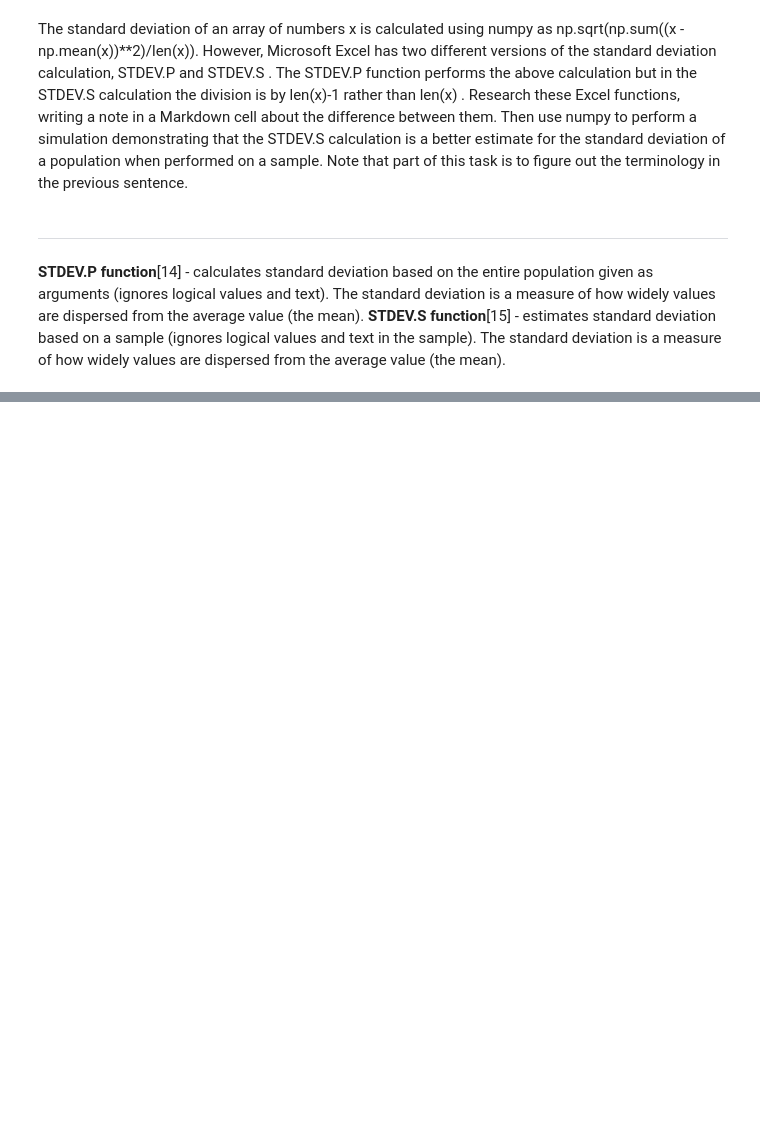
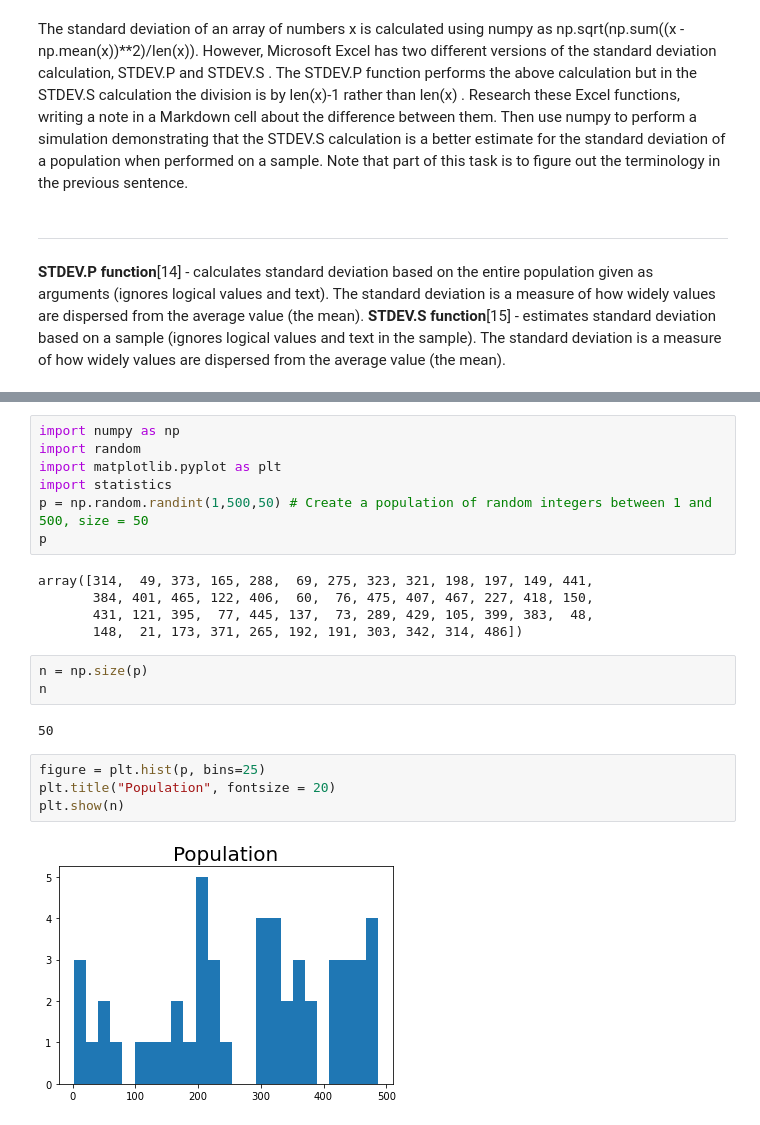
Before and after one commit to karolinaszafranbelzowska/Machine-Learning-and-Statistic---Tasks-assesments, a Jupyter notebook: tasks.ipynb, the cells around one changed output, grey strips where cells are left out. Cells and saved outputs as stored; diff of their text form; blank space fills up the shorter version.

```diff
--- a/tasks.ipynb
+++ b/tasks.ipynb
@@ -234,0 +245,23 @@ The standard deviation is a measure of how widely values are dispersed from the
+# %%
+import numpy as np
+import random
+import matplotlib.pyplot as plt
+import statistics
+p = np.random.randint(1,500,50) # Create a population of random integers between 1 and 500, size = 50
+p
+# %% [output]
+array([314,  49, 373, 165, 288,  69, 275, 323, 321, 198, 197, 149, 441,
+       384, 401, 465, 122, 406,  60,  76, 475, 407, 467, 227, 418, 150,
+       431, 121, 395,  77, 445, 137,  73, 289, 429, 105, 399, 383,  48,
+       148,  21, 173, 371, 265, 192, 191, 303, 342, 314, 486])
+# %%
+n = np.size(p)
+n
+# %% [output]
+50
+# %%
+figure = plt.hist(p, bins=25)
+plt.title("Population", fontsize = 20)
+plt.show(n)
+# %% [output]
+[figure, added]
```
Also changed, not shown: parts of 10 cells of this notebook.
